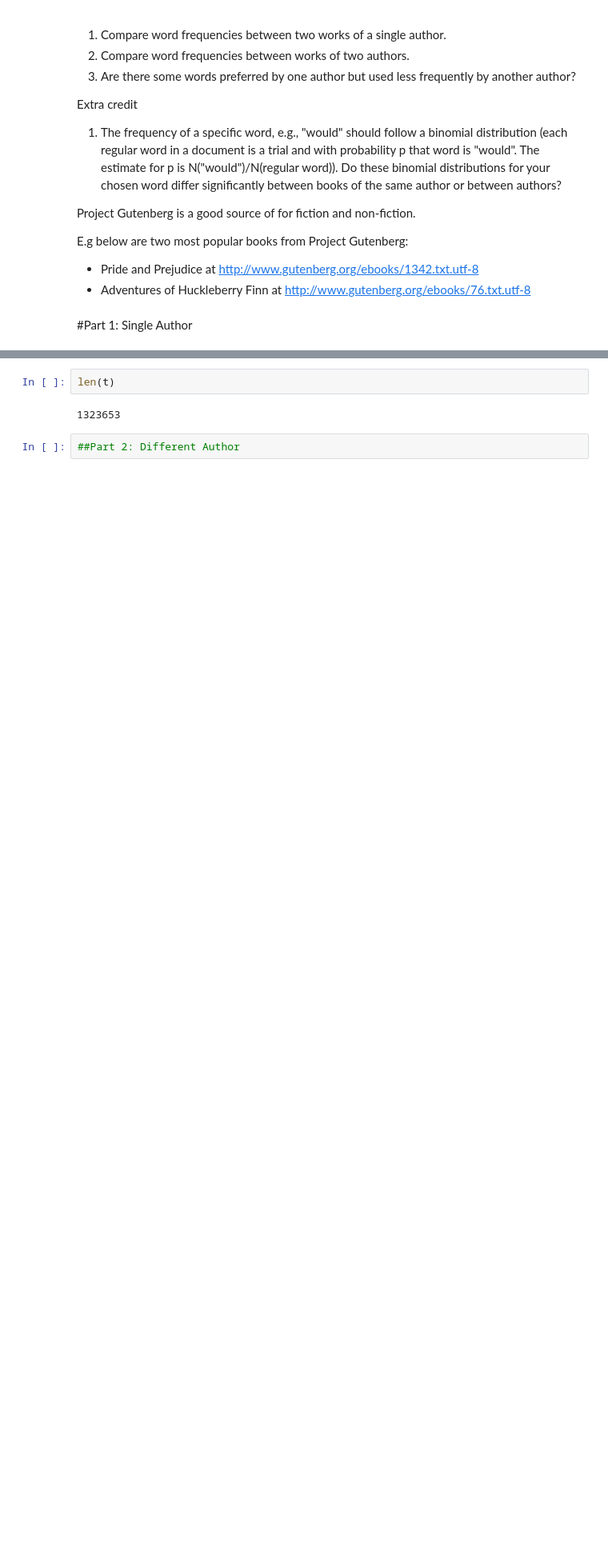
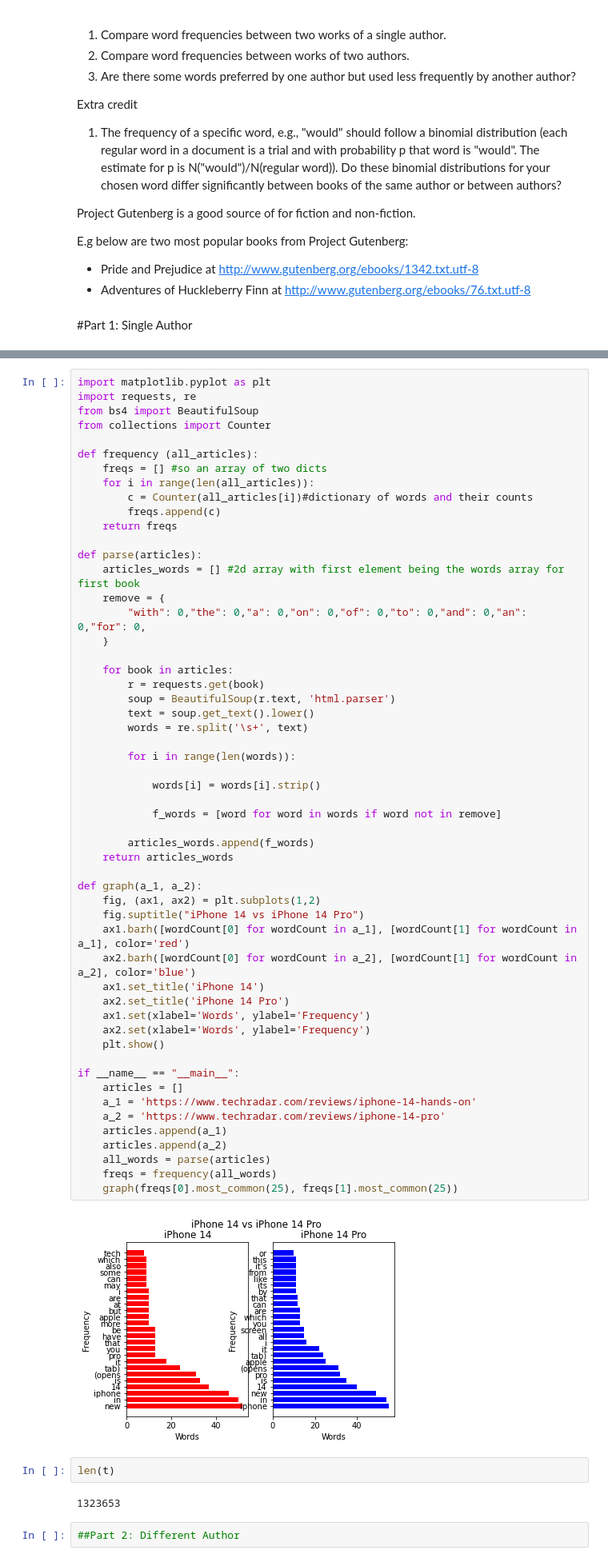
Before and after one commit to fdac22/MiniProject1, a Jupyter notebook: spate118.ipynb, the cells around one changed output, grey strips where cells are left out. Shown at 80% size. Drawn from its saved outputs; the diff is of its cells as text; blank space fills up the shorter version.

```diff
--- a/spate118.ipynb
+++ b/spate118.ipynb
@@ -363,3 +242,59 @@ powerful : 7
+# %%
+import matplotlib.pyplot as plt
+import requests, re
+from bs4 import BeautifulSoup
+from collections import Counter
+
+def frequency (all_articles):
+    freqs = [] #so an array of two dicts
+    for i in range(len(all_articles)):
+        c = Counter(all_articles[i])#dictionary of words and their counts
+        freqs.append(c)
+    return freqs
+
+def parse(articles):
+    articles_words = [] #2d array with first element being the words array for first book
+    remove = {
+        "with": 0,"the": 0,"a": 0,"on": 0,"of": 0,"to": 0,"and": 0,"an": 0,"for": 0,
+    }
+
+    for book in articles:
+        r = requests.get(book)
+        soup = BeautifulSoup(r.text, 'html.parser')
+        text = soup.get_text().lower()
+        words = re.split('\s+', text)
+
+        for i in range(len(words)):
+
+            words[i] = words[i].strip()
+
+            f_words = [word for word in words if word not in remove]
+
+        articles_words.append(f_words)
+    return articles_words
+
+def graph(a_1, a_2):
+    fig, (ax1, ax2) = plt.subplots(1,2)
+    fig.suptitle("iPhone 14 vs iPhone 14 Pro")
+    ax1.barh([wordCount[0] for wordCount in a_1], [wordCount[1] for wordCount in a_1], color='red')
+    ax2.barh([wordCount[0] for wordCount in a_2], [wordCount[1] for wordCount in a_2], color='blue')
+    ax1.set_title('iPhone 14')
+    ax2.set_title('iPhone 14 Pro')
+    ax1.set(xlabel='Words', ylabel='Frequency')
+    ax2.set(xlabel='Words', ylabel='Frequency')
+    plt.show()
+
+if __name__ == "__main__":
+    articles = []
+    a_1 = 'https://www.techradar.com/reviews/iphone-14-hands-on'
+    a_2 = 'https://www.techradar.com/reviews/iphone-14-pro'
+    articles.append(a_1)
+    articles.append(a_2)
+    all_words = parse(articles)
+    freqs = frequency(all_words)
+    graph(freqs[0].most_common(25), freqs[1].most_common(25))
+# %% [output]
+[figure, added]
 # %%
 len(t)
 # %% [output]
```
Also changed, not shown: parts of 3 cells of this notebook.
